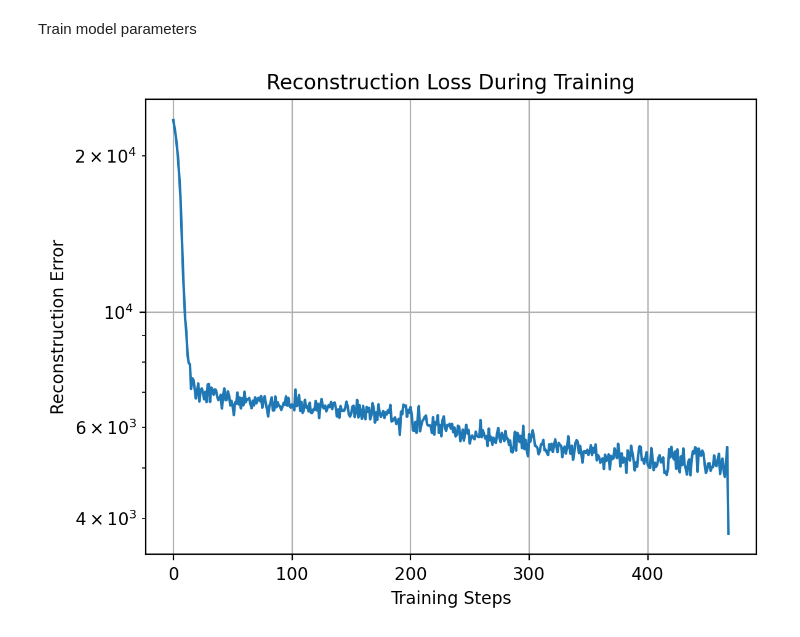
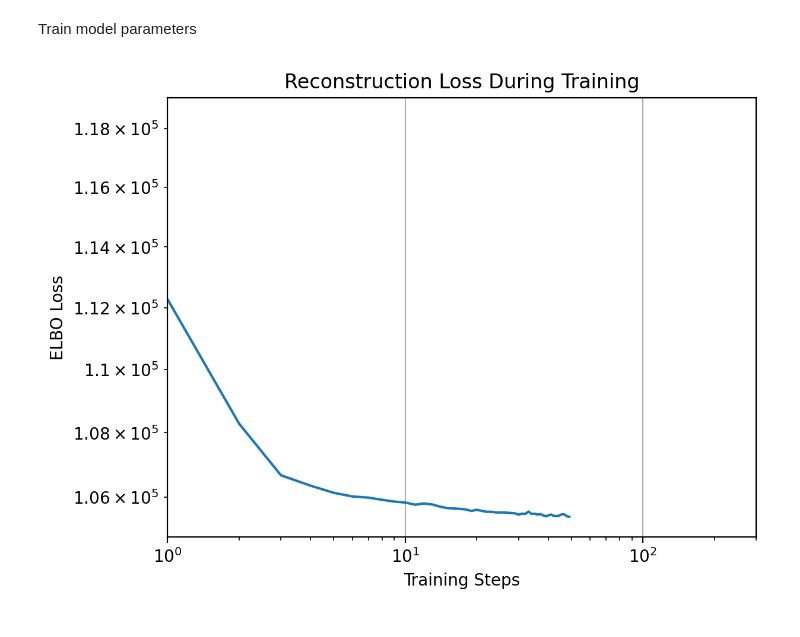
Before and after one commit to Erfan-Mashayekh/MLCMS, a Jupyter notebook: Exercise3/VariationalAutoEncoder/main.ipynb, the cells around one changed output. Saved outputs shown, nothing was run; the diff lists cells and outputs as text; code cells hidden in the pictures.

```diff
--- a/Exercise3/VariationalAutoEncoder/main.ipynb
+++ b/Exercise3/VariationalAutoEncoder/main.ipynb
@@ -82,19 +71,54 @@ def train(autoencoder: VariationalAutoencoder,
+# %%
+def loss_per_batch(autoencoder: VariationalAutoencoder, x: Tensor) -> Tensor:
+    mu_decoder = autoencoder(x)
+    reconstruction_loss = ((x - mu_decoder)**2).sum()
+    sigma_decoder = torch.exp(autoencoder.decoder.log_sigma)
+    batch_size = x.shape[0]
+    loss = reconstruction_loss / (2 * sigma_decoder**2) \
+            + autoencoder.encoder.kl \
+            + batch_size * 784 * torch.log(sigma_decoder)
+    return loss
+
+def train(autoencoder: VariationalAutoencoder,
+          training_data,
+          test_data,
+          epochs: int,
+          loss_history: list) -> Tuple[VariationalAutoencoder, list]:
+    opt = torch.optim.Adam(autoencoder.parameters(), lr=0.001)
+    for _ in range(epochs):
+        for x, _ in training_data:
+            x = x.to(DEVICE) # send to GPU
+            opt.zero_grad()
+            loss = loss_per_batch(autoencoder, x)
+            loss.backward()
+            opt.step()
+
+        test_loss = 0  # aggregate loss over all batches in this variable
+        for x, _ in test_data:
+            x = x.to(DEVICE)
+            test_loss += loss_per_batch(autoencoder, x) / len(training_data)
+
+        loss_history.append(test_loss.to("cpu").item())
+
+    return autoencoder, loss_history
 # %% [markdown]
 Train model parameters
 # %%
 # torch.autograd.set_detect_anomaly(True)
-autoencoder, loss_history = train(autoencoder, training_data, epochs=1, loss_history=loss_history)
+autoencoder, loss_history = train(autoencoder, training_data, test_data, epochs=50, loss_history=loss_history)
 # %%
-plt.plot(loss_history)
+plt.plot(np.array(loss_history) + 125e3)
 plt.yscale("log")
+plt.xlim(1, 3e2)
+plt.xscale("log")
 plt.grid(True)
 plt.title("Reconstruction Loss During Training")
-plt.ylabel("Reconstruction Error")
+plt.ylabel("ELBO Loss")
 plt.xlabel("Training Steps")
 plt.savefig(FIGURE_PATH + "loss.png")
 plt.show()
 # %% [output]
-[figure, old version]
+[figure, new version]
 # %%
 print("Standard deviation of decoder distribution: ", torch.exp(autoencoder.decoder.log_sigma).item())
 # %% [output]
```
Also changed, not shown: parts of 11 cells of this notebook.
